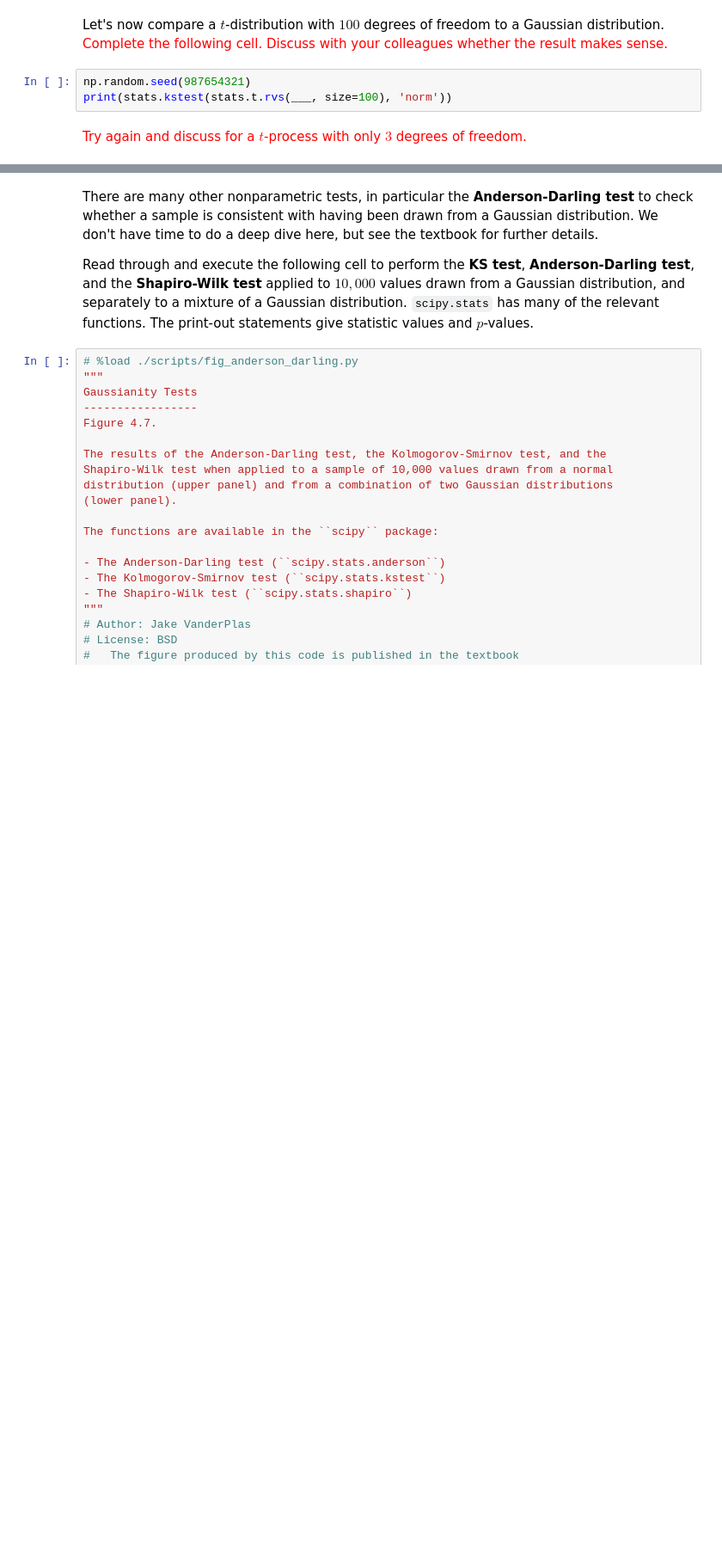
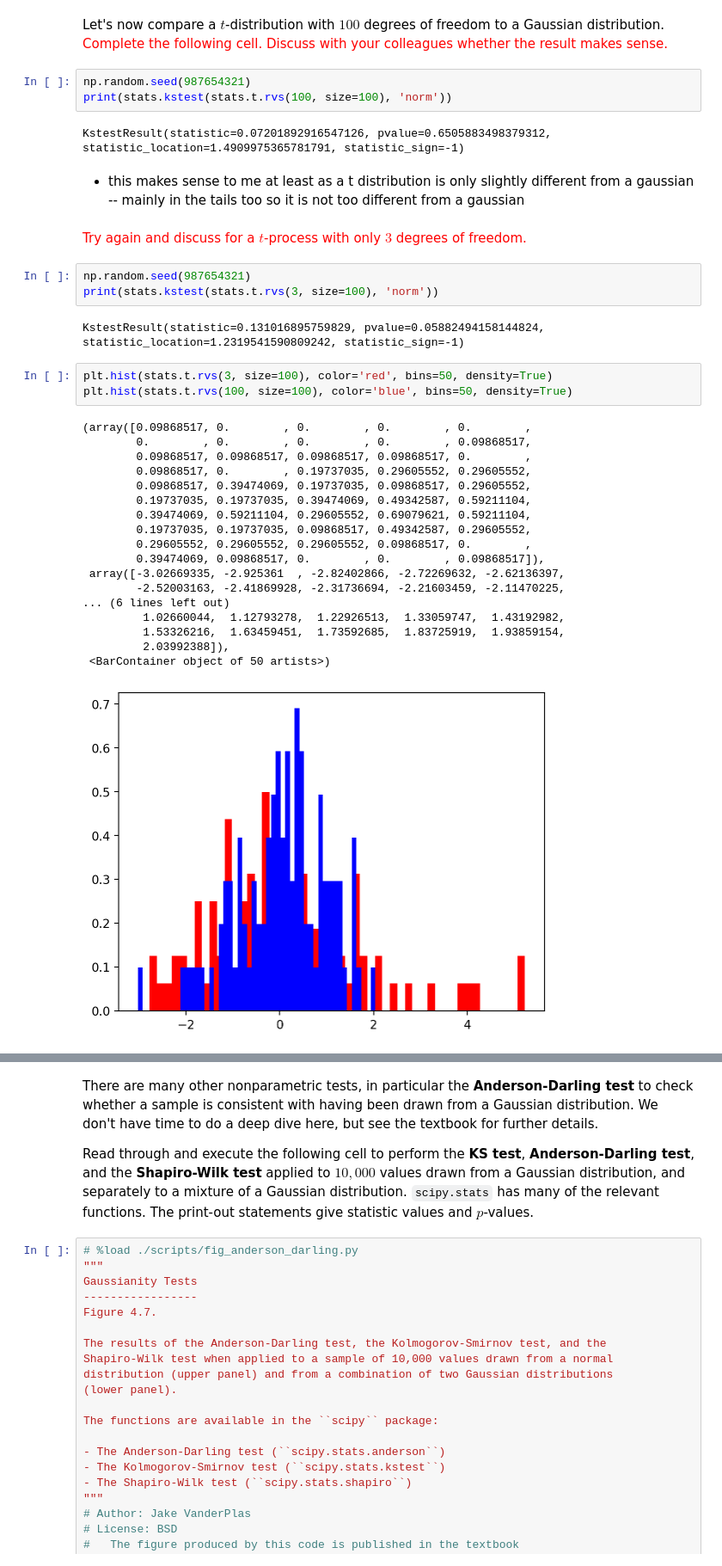
Before and after one commit to VanderbiltAstronomy/astr_8070_s24, a Jupyter notebook: coursework/student_folders/levi_schult/lectures/Lecture_7_levischult.ipynb, the cells around one changed output, grey strips where cells are left out. Shown at 86% size. Cells and saved outputs as stored; diff of their text form; blank space fills up the shorter version.

```diff
--- a/coursework/student_folders/levi_schult/lectures/Lecture_7_levischult.ipynb
+++ b/coursework/student_folders/levi_schult/lectures/Lecture_7_levischult.ipynb
@@ -258,6 +264,38 @@ print(stats.kstest(x, 'norm'))
 Let's now compare a $t$-distribution with $100$ degrees of freedom to a Gaussian distribution. <font color='red'>Complete the following cell. Discuss with your colleagues whether the result makes sense.</font>
 # %%
 np.random.seed(987654321)
-print(stats.kstest(stats.t.rvs(___, size=100), 'norm'))
+print(stats.kstest(stats.t.rvs(100, size=100), 'norm'))
+# %% [output]
+KstestResult(statistic=0.07201892916547126, pvalue=0.6505883498379312, statistic_location=1.4909975365781791, statistic_sign=-1)
+# %% [markdown]
+* this makes sense to me at least as a t distribution is only slightly different
+from a gaussian -- mainly in the tails too so it is not too different from a gaussian
 # %% [markdown]
 <font color='red'>Try again and discuss for a $t$-process with only $3$ degrees of freedom.</font>
+# %%
+np.random.seed(987654321)
+print(stats.kstest(stats.t.rvs(3, size=100), 'norm'))
+# %% [output]
+KstestResult(statistic=0.131016895759829, pvalue=0.05882494158144824, statistic_location=1.2319541590809242, statistic_sign=-1)
+# %%
+plt.hist(stats.t.rvs(3, size=100), color='red', bins=50, density=True)
+plt.hist(stats.t.rvs(100, size=100), color='blue', bins=50, density=True)
+# %% [output]
+(array([0.09868517, 0.        , 0.        , 0.        , 0.        ,
+        0.        , 0.        , 0.        , 0.        , 0.09868517,
+        0.09868517, 0.09868517, 0.09868517, 0.09868517, 0.        ,
+        0.09868517, 0.        , 0.19737035, 0.29605552, 0.29605552,
+        0.09868517, 0.39474069, 0.19737035, 0.09868517, 0.29605552,
+        0.19737035, 0.19737035, 0.39474069, 0.49342587, 0.59211104,
+        0.39474069, 0.59211104, 0.29605552, 0.69079621, 0.59211104,
+        0.19737035, 0.19737035, 0.09868517, 0.49342587, 0.29605552,
+        0.29605552, 0.29605552, 0.29605552, 0.09868517, 0.        ,
+        0.39474069, 0.09868517, 0.        , 0.        , 0.09868517]),
+ array([-3.02669335, -2.925361  , -2.82402866, -2.72269632, -2.62136397,
+        -2.52003163, -2.41869928, -2.31736694, -2.21603459, -2.11470225,
+... (6 lines left out)
+         1.02660044,  1.12793278,  1.22926513,  1.33059747,  1.43192982,
+         1.53326216,  1.63459451,  1.73592685,  1.83725919,  1.93859154,
+         2.03992388]),
+ <BarContainer object of 50 artists>)
+[figure, added]
```
Also changed, not shown: parts of 19 cells of this notebook.
